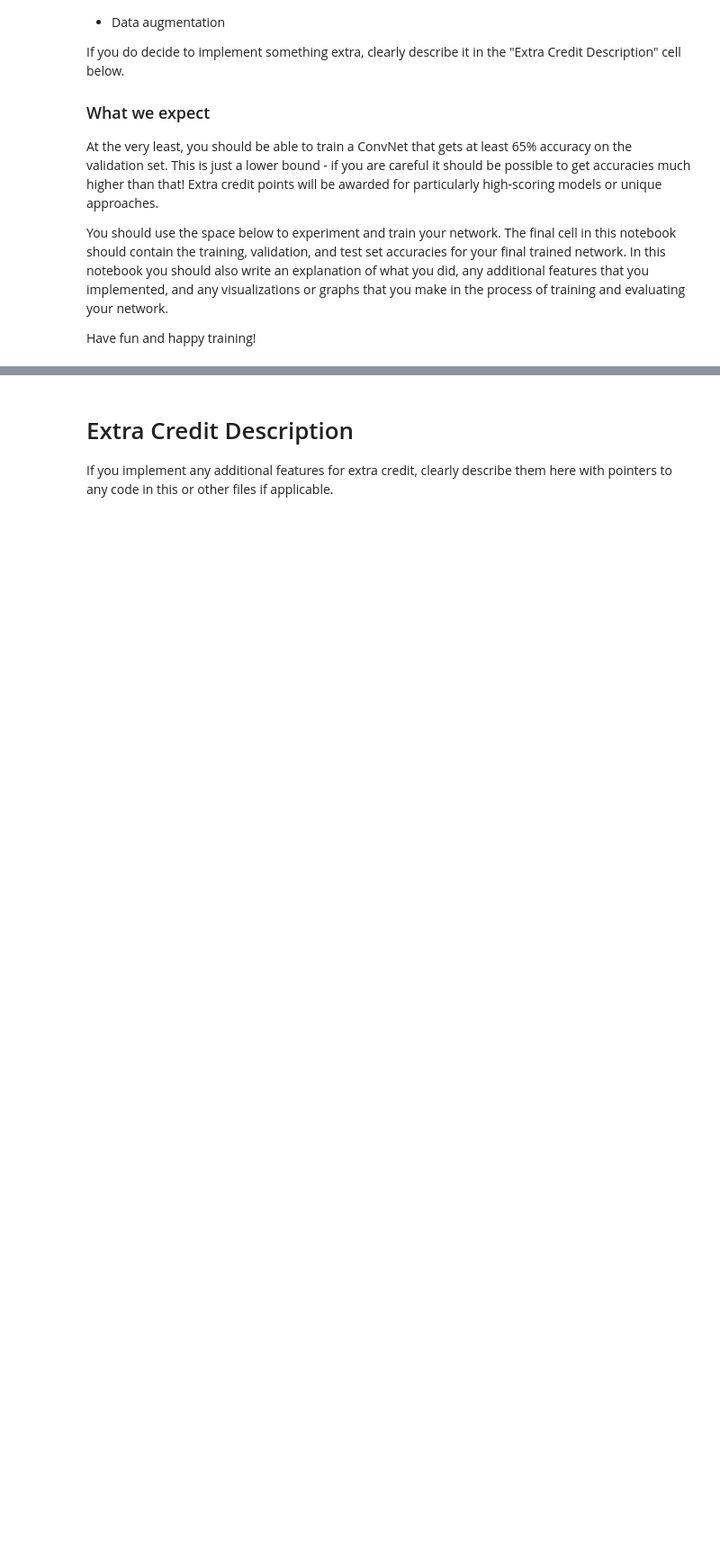
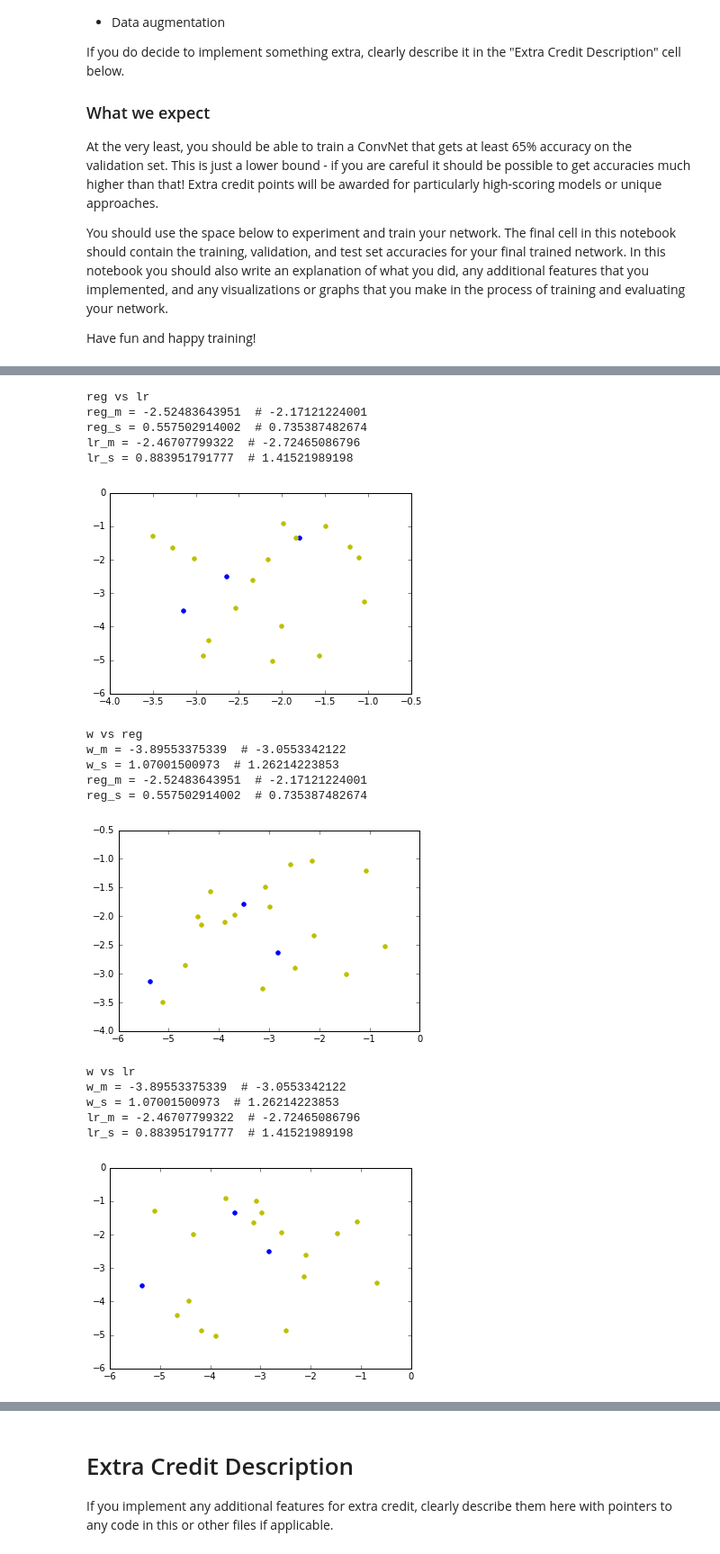
Before and after one commit to NLeSC/deep-learning-assignments-solutions, a Jupyter notebook: assignment2/christiaan/ConvolutionalNetworks.ipynb, the cells around one changed output, grey strips where cells are left out. Shown at 90% size. Cells and saved outputs as stored; diff of their text form; code cells hidden in the pictures; blank space fills up the shorter version.

```diff
--- a/assignment2/christiaan/ConvolutionalNetworks.ipynb
+++ b/assignment2/christiaan/ConvolutionalNetworks.ipynb
@@ -642,0 +664,8 @@ Have fun and happy training!
+# %%
+num_train = 50
+small_data = {
+  'X_train': data['X_train'][:num_train],
+  'y_train': data['y_train'][:num_train],
+  'X_val': data['X_val'],
+  'y_val': data['y_val'],
+}
@@ -642,0 +783,8 @@ Have fun and happy training!
+# %%
+num_train = 10000
+small_data = {
+  'X_train': data['X_train'][:num_train],
+  'y_train': data['y_train'][:num_train],
+  'X_val': data['X_val'],
+  'y_val': data['y_val'],
+}
@@ -642,0 +857,48 @@ Have fun and happy training!
+# %%
+import matplotlib.pyplot as plt
+%matplotlib inline
+
+results_sorted = sorted(results, key=lambda r : -r[1])
+top = results_sorted[:3]
+rest = results_sorted[3:]
+
+dims = ['reg', 'w', 'lr']
+
+for dim1 in dims:
+    for dim2 in dims:
+        if dim1 <= dim2:
+            continue
+
+
+        x = [r[0][dim1] for r in top]
+        y= [r[0][dim2] for r in top]
+
+
+        print dim1 + ' vs ' + dim2
+        print dim1 + '_m = ' + str(np.mean(x)) + "  # " + str(np.mean([r[0][dim1] for r in rest]))
+        print dim1 + '_s = ' + str(np.std(x)) + "  # " + str(np.std([r[0][dim1] for r in rest]))
+        print dim2 + '_m = ' + str(np.mean(y)) + "  # " + str(np.mean([r[0][dim2] for r in rest]))
+        print dim2 + '_s = ' + str(np.std(y)) + "  # " + str(np.std([r[0][dim2] for r in rest]))
+        plt.figure()
+        plt.scatter(x, y, color='b')
+        plt.scatter([r[0][dim1] for r in rest], [r[0][dim2] for r in rest], color='y')
+        plt.show()
+# %% [output]
+reg vs lr
+reg_m = -2.52483643951  # -2.17121224001
+reg_s = 0.557502914002  # 0.735387482674
+lr_m = -2.46707799322  # -2.72465086796
+lr_s = 0.883951791777  # 1.41521989198
+[figure, added]
+w vs reg
+w_m = -3.89553375339  # -3.0553342122
+w_s = 1.07001500973  # 1.26214223853
+reg_m = -2.52483643951  # -2.17121224001
+reg_s = 0.557502914002  # 0.735387482674
+[figure, added]
+w vs lr
+w_m = -3.89553375339  # -3.0553342122
+w_s = 1.07001500973  # 1.26214223853
+lr_m = -2.46707799322  # -2.72465086796
+lr_s = 0.883951791777  # 1.41521989198
+[figure, added]
```
Also changed, not shown: parts of 26 cells of this notebook, 1 other file.
